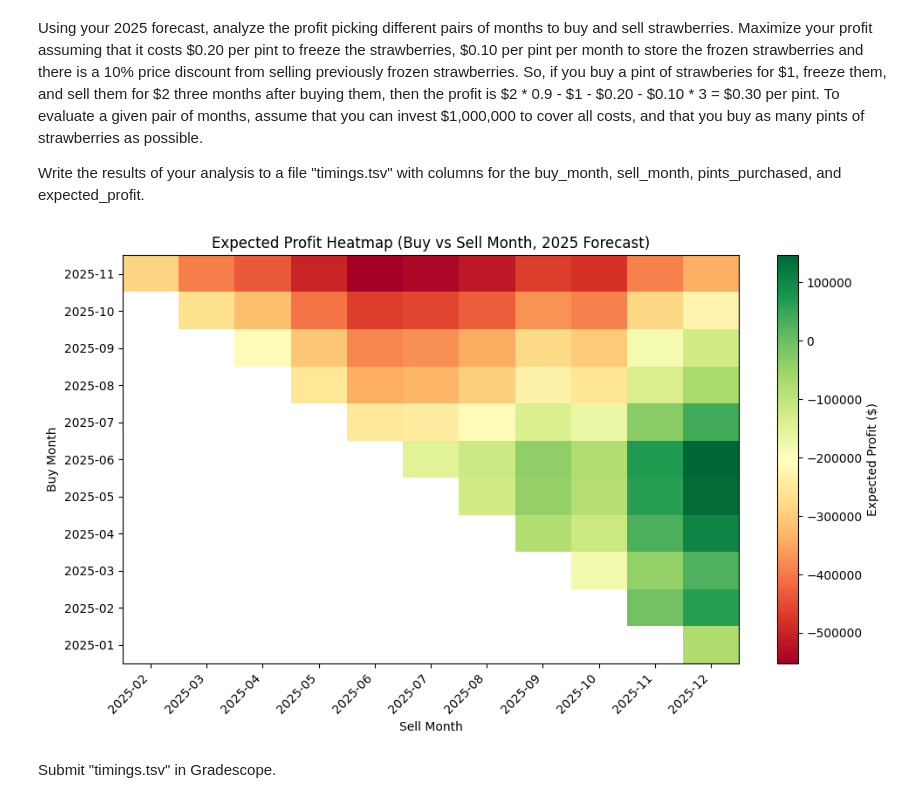
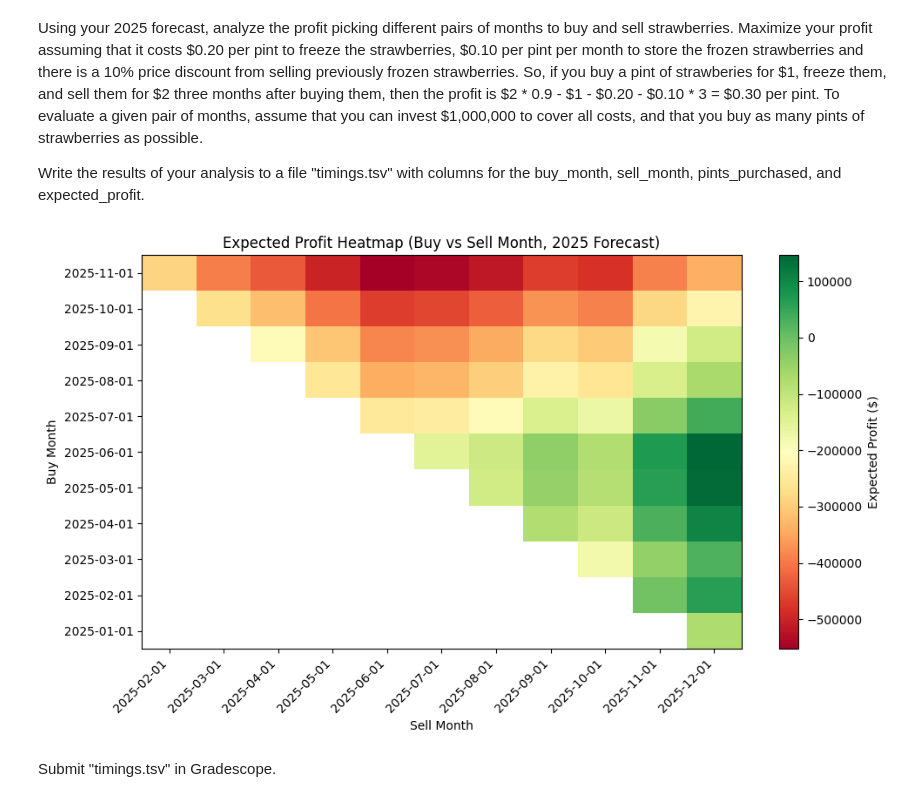
Before and after one commit to ericmach/DX704_AI_in_the_Field, a Jupyter notebook: Project_2/project.ipynb, the cells around one changed output. Cells and saved outputs as stored; diff of their text form; code cells hidden in the pictures.

```diff
--- a/Project_2/project.ipynb
+++ b/Project_2/project.ipynb
@@ -206,36 +206,36 @@ for i, buy_month in enumerate(months):
         profit_per_pint = effective_sell_price - buy_price - freeze_cost - storage_cost_per_month * holding_months
         total_cost_per_pint = buy_price + freeze_cost + storage_cost_per_month * holding_months
 
         pints = int(budget // total_cost_per_pint)
         total_profit = pints * profit_per_pint
 
-        results_all.append((buy_month.strftime("%Y-%m"),
-                            sell_month.strftime("%Y-%m"),
+        results_all.append((buy_month.strftime("%Y-%m-%d"),
+                            sell_month.strftime("%Y-%m-%d"),
                             pints,
                             total_profit))
 
 timings_all_df = pd.DataFrame(results_all, columns=["buy_month","sell_month","pints_purchased","expected_profit"])
 
 out_path_all = "timings.tsv"
 timings_all_df.to_csv(out_path_all, sep="\t", index=False)
 
 #Create heatmap for visualization
 pivot_df = timings_all_df.pivot(index="buy_month", columns="sell_month", values="expected_profit")
 
 plt.figure(figsize=(10,6))
 im = plt.imshow(pivot_df.values, cmap="RdYlGn", aspect="auto",
                 extent=[0, len(pivot_df.columns), 0, len(pivot_df.index)])
 
 plt.colorbar(im, label="Expected Profit ($)")
 plt.xticks(np.arange(len(pivot_df.columns)) + 0.5, pivot_df.columns, rotation=45, ha="right")
 plt.yticks(np.arange(len(pivot_df.index)) + 0.5, pivot_df.index)
 plt.title("Expected Profit Heatmap (Buy vs Sell Month, 2025 Forecast)")
 plt.xlabel("Sell Month")
 plt.ylabel("Buy Month")
 plt.tight_layout()
 plt.show()
 # %% [output]
-[figure, old version]
+[figure, new version]
 # %% [markdown]
 Submit "timings.tsv" in Gradescope.
 # %% [markdown]
```
Also changed, not shown: parts of 1 cell of this notebook, 1 other file.
